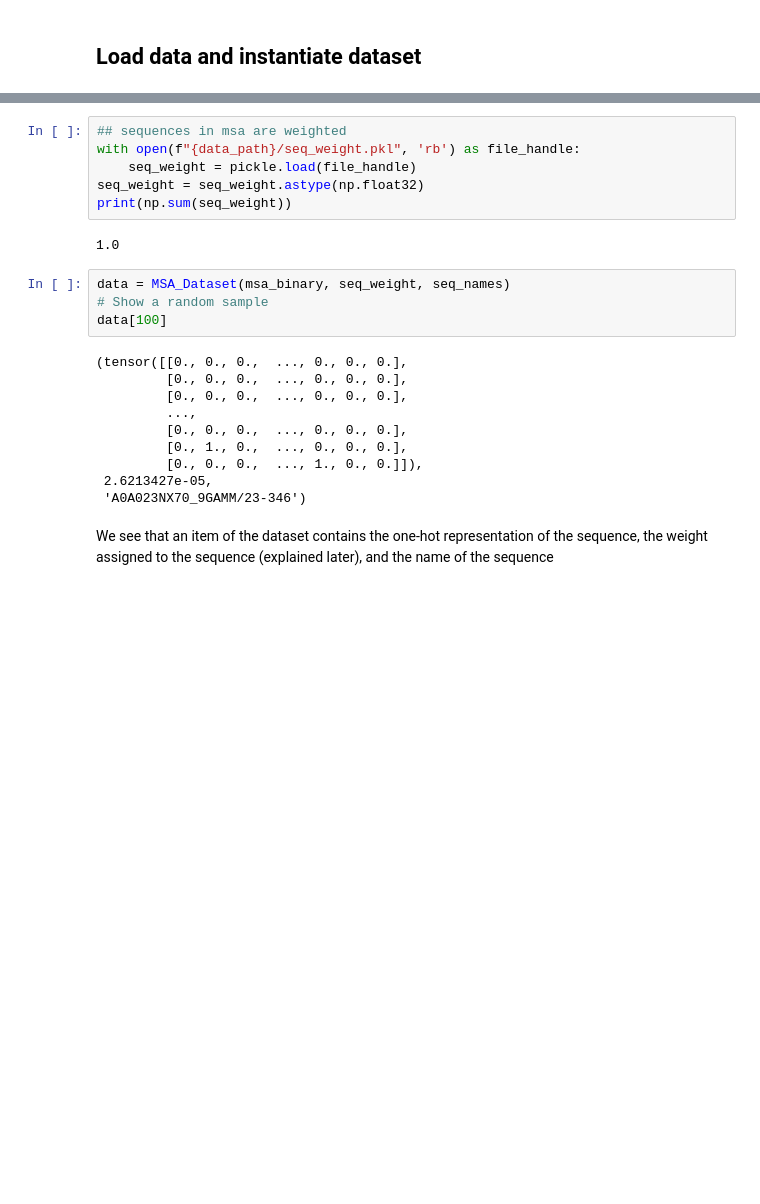
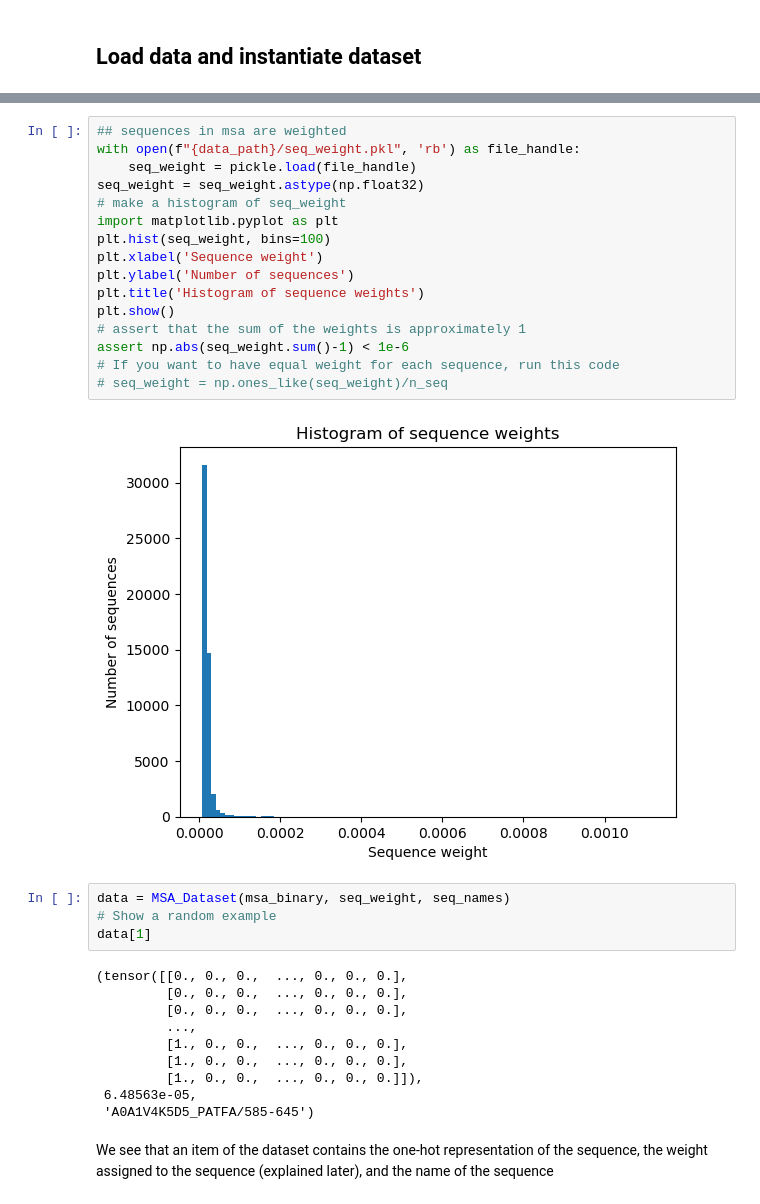
Before and after one commit to solislemuslab/asr-ae, a Jupyter notebook: notebooks_gd/train.ipynb, the cells around one changed output, grey strips where cells are left out. Cells and saved outputs as stored; diff of their text form; blank space fills up the shorter version.

```diff
--- a/notebooks_gd/train.ipynb
+++ b/notebooks_gd/train.ipynb
@@ -77,25 +73,35 @@ seq_names[:10]
 # %%
 ## sequences in msa are weighted
 with open(f"{data_path}/seq_weight.pkl", 'rb') as file_handle:
     seq_weight = pickle.load(file_handle)
 seq_weight = seq_weight.astype(np.float32)
-print(np.sum(seq_weight))
+# make a histogram of seq_weight
+import matplotlib.pyplot as plt
+plt.hist(seq_weight, bins=100)
+plt.xlabel('Sequence weight')
+plt.ylabel('Number of sequences')
+plt.title('Histogram of sequence weights')
+plt.show()
+# assert that the sum of the weights is approximately 1
+assert np.abs(seq_weight.sum()-1) < 1e-6
+# If you want to have equal weight for each sequence, run this code
+# seq_weight = np.ones_like(seq_weight)/n_seq
 # %% [output]
-1.0
+[figure, added]
 # %%
 data = MSA_Dataset(msa_binary, seq_weight, seq_names)
-# Show a random sample
-data[100]
+# Show a random example
+data[1]
 # %% [output]
 (tensor([[0., 0., 0.,  ..., 0., 0., 0.],
          [0., 0., 0.,  ..., 0., 0., 0.],
          [0., 0., 0.,  ..., 0., 0., 0.],
          ...,
-         [0., 0., 0.,  ..., 0., 0., 0.],
-         [0., 1., 0.,  ..., 0., 0., 0.],
-         [0., 0., 0.,  ..., 1., 0., 0.]]),
- 2.6213427e-05,
- 'A0A023NX70_9GAMM/23-346')
+         [1., 0., 0.,  ..., 0., 0., 0.],
+         [1., 0., 0.,  ..., 0., 0., 0.],
+         [1., 0., 0.,  ..., 0., 0., 0.]]),
+ 6.48563e-05,
+ 'A0A1V4K5D5_PATFA/585-645')
 # %% [markdown]
 We see that an item of the dataset contains the one-hot representation of the sequence, the weight assigned to the sequence (explained later), and the name of the sequence
 # %% [markdown]
```
Also changed, not shown: parts of 14 cells of this notebook.
